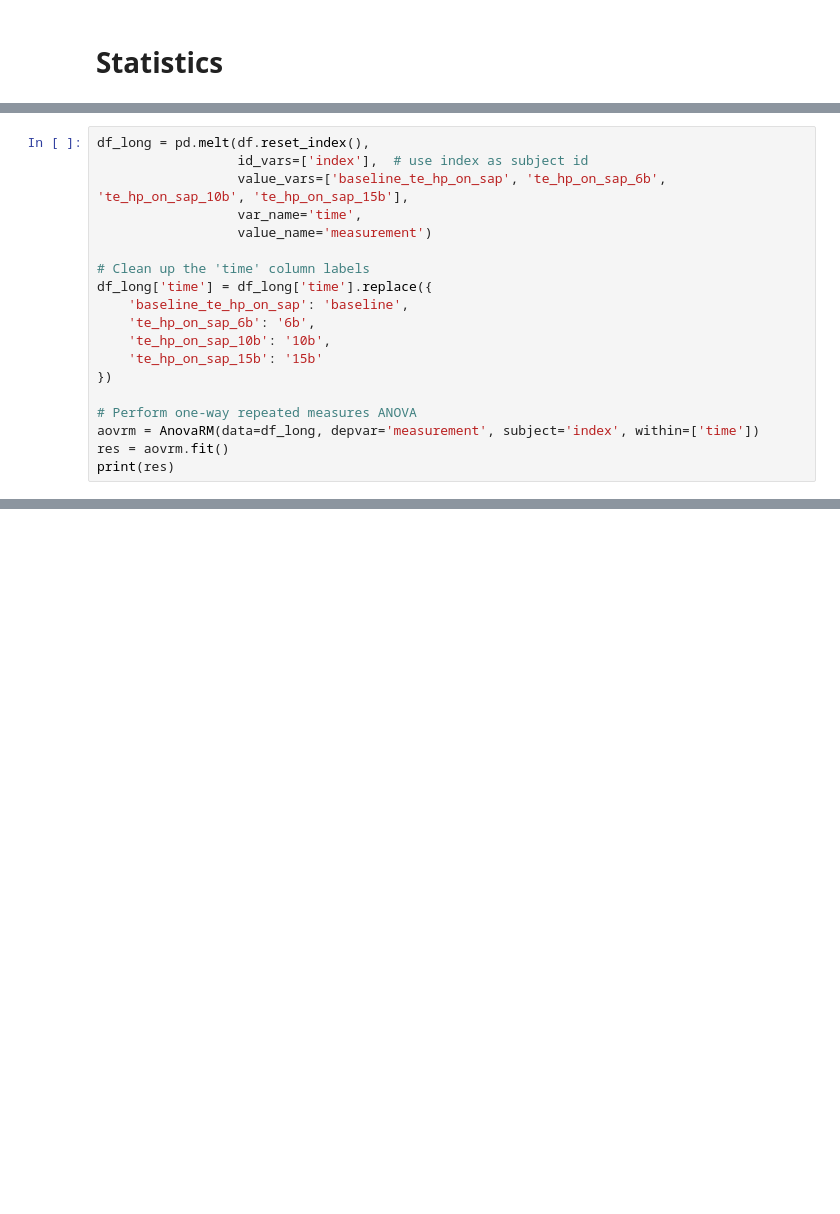
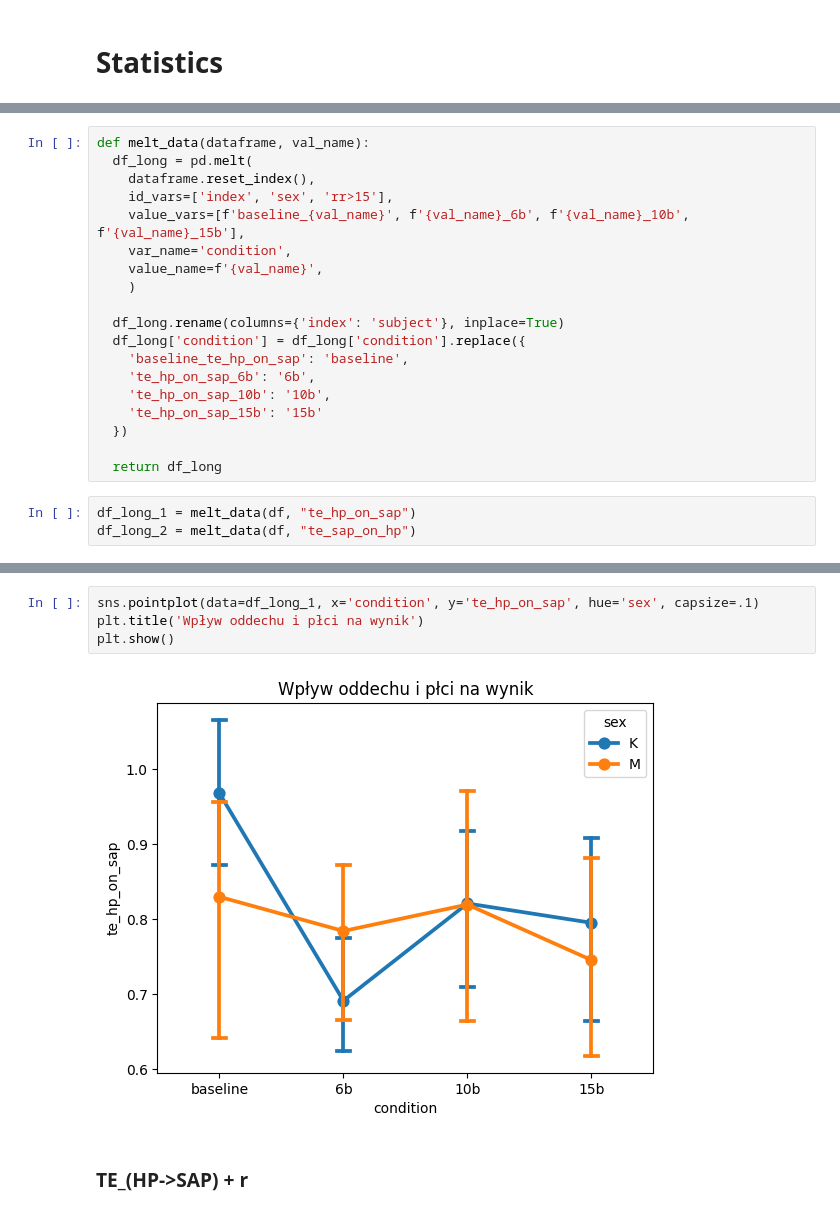
Before and after one commit to IgnacyBerent/EngineeringThesis, a Jupyter notebook: simc.ipynb, the cells around one changed output, grey strips where cells are left out. Cells and saved outputs as stored; diff of their text form; blank space fills up the shorter version.

```diff
--- a/simc.ipynb
+++ b/simc.ipynb
@@ -121,19 +103,0 @@ Below 15:
-# %%
-df_long = pd.melt(df.reset_index(),
-                  id_vars=['index'],  # use index as subject id
-                  value_vars=['baseline_te_hp_on_sap', 'te_hp_on_sap_6b', 'te_hp_on_sap_10b', 'te_hp_on_sap_15b'],
-                  var_name='time',
-                  value_name='measurement')
-
-# Clean up the 'time' column labels
-df_long['time'] = df_long['time'].replace({
-    'baseline_te_hp_on_sap': 'baseline',
-    'te_hp_on_sap_6b': '6b',
-    'te_hp_on_sap_10b': '10b',
-    'te_hp_on_sap_15b': '15b'
-})
-
-# Perform one-way repeated measures ANOVA
-aovrm = AnovaRM(data=df_long, depvar='measurement', subject='index', within=['time'])
-res = aovrm.fit()
-print(res)
@@ -195,0 +104,22 @@ print(res)
+# %%
+def melt_data(dataframe, val_name):
+  df_long = pd.melt(
+    dataframe.reset_index(),
+    id_vars=['index', 'sex', 'rr>15'],
+    value_vars=[f'baseline_{val_name}', f'{val_name}_6b', f'{val_name}_10b', f'{val_name}_15b'],
+    var_name='condition',
+    value_name=f'{val_name}',
+    )
+
+  df_long.rename(columns={'index': 'subject'}, inplace=True)
+  df_long['condition'] = df_long['condition'].replace({
+    'baseline_te_hp_on_sap': 'baseline',
+    'te_hp_on_sap_6b': '6b',
+    'te_hp_on_sap_10b': '10b',
+    'te_hp_on_sap_15b': '15b'
+  })
+
+  return df_long
+# %%
+df_long_1 = melt_data(df, "te_hp_on_sap")
+df_long_2 = melt_data(df, "te_sap_on_hp")
@@ -195,0 +191,8 @@ print(res)
+# %%
+sns.pointplot(data=df_long_1, x='condition', y='te_hp_on_sap', hue='sex', capsize=.1)
+plt.title('Wpływ oddechu i płci na wynik')
+plt.show()
+# %% [output]
+[figure, added]
+# %% [markdown]
+### TE_(HP->SAP) + r
```
Also changed, not shown: parts of 32 cells of this notebook.
